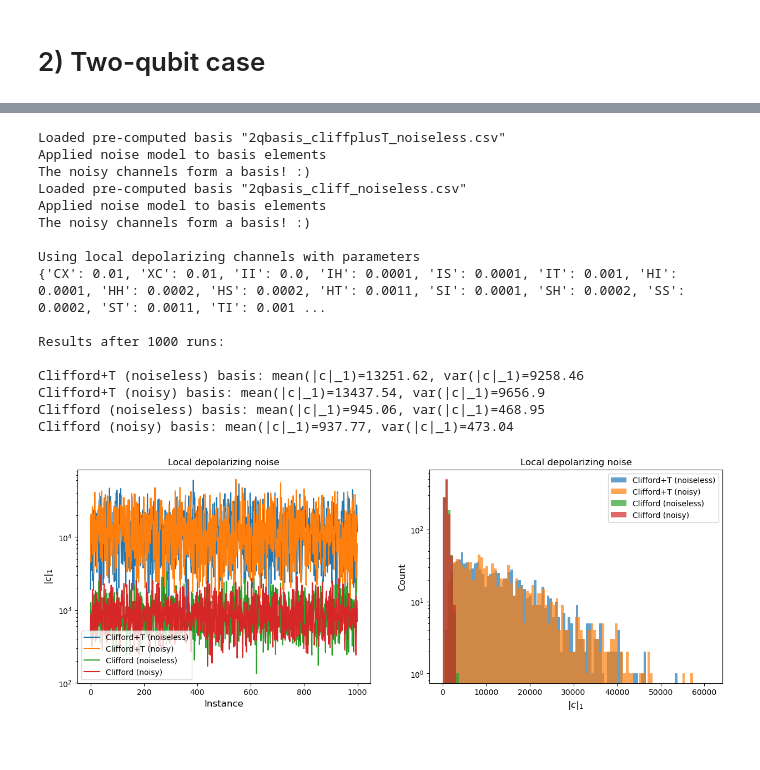
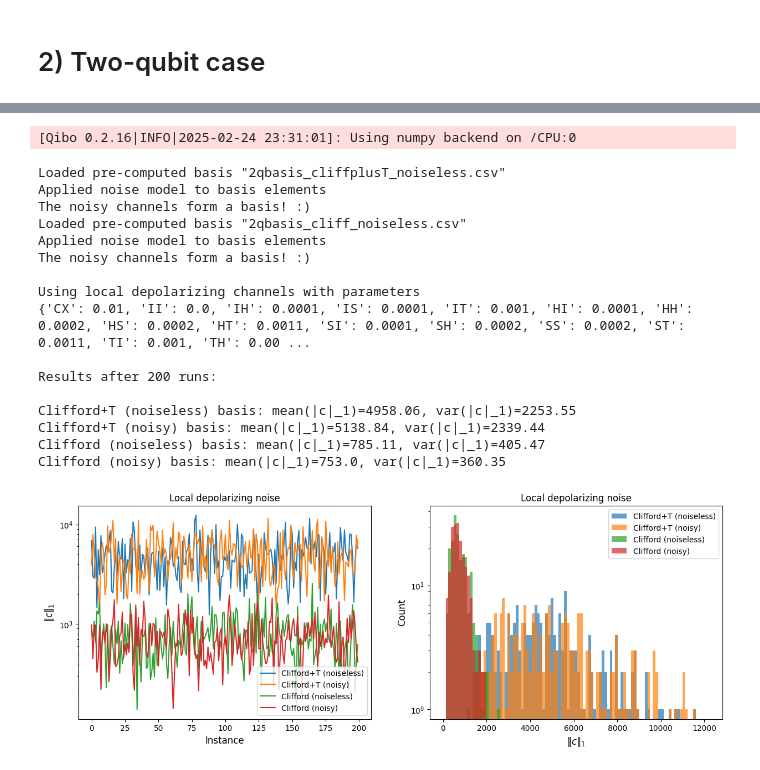
Before and after one commit to allandavidcony/CIPEC, a Jupyter notebook: noisy_basis.ipynb, the cells around one changed output, grey strips where cells are left out. Saved outputs shown, nothing was run; the diff lists cells and outputs as text; code cells hidden in the pictures.

```diff
--- a/noisy_basis.ipynb
+++ b/noisy_basis.ipynb
@@ -102,10 +102,10 @@ Applied noise model to basis elements
 The noisy channels form a basis! :)
 # %%
 n_qubits = 1
-n_samples = 1000
+n_samples = 200
 
 # comparing the negativity of different bases
-params_basic = {'I':0., 'H': 1e-4, 'S': 1e-4, 'T': 1e-3, 'CX': 1e-2, 'XC':1e-2, 'Px':1e-3, 'Py':1e-3, 'Pz':1e-3}
+params_basic = {'I':0., 'H': 1e-4, 'S': 1e-4, 'T': 1e-3, 'CX': 1e-2, 'Px':1e-3, 'Py':1e-3, 'Pz':1e-3}
 
 B_T = noiseless_basis(n_qubits,include_T=True)
 params_T = {k:np.sum([params_basic[gate] for gate in k]) for k in B_T.keys()}
@@ -198,9 +205,9 @@ KeyboardInterrupt:
 # %%
 n_qubits = 2
-n_samples = 1000
+n_samples = 200
 
 # comparing the negativity of different bases
-params_basic = {'I':0., 'H': 1e-4, 'S': 1e-4, 'T': 1e-3, 'CX': 1e-2, 'XC':1e-2, 'Px':1e-3, 'Py':1e-3, 'Pz':1e-3}
+params_basic = {'I':0., 'H': 1e-4, 'S': 1e-4, 'T': 1e-3, 'CX': 1e-2, 'Px':1e-3, 'Py':1e-3, 'Pz':1e-3}
 params_basic = params_basic_2q(params_basic)
 
 B_T = noiseless_basis(n_qubits,include_T=True)
@@ -218,47 +225,48 @@ print(f'\nResults after {n_samples} runs:\n')
 
 # run multiple times and plot
 fig, ax = plt.subplots(1,2,figsize=(15,5))
 
 legends = ['Clifford+T (noiseless)','Clifford+T (noisy)','Clifford (noiseless)','Clifford (noisy)']
 bases = [B_T,B_T_noisy,B_Cliff,B_Cliff_noisy]
 neg_max = 0 # for the histogram bins
 
 for name,B in zip(legends,bases):
     negativity = []
     for i in range(n_samples):
         U = gates.UnitaryChannel(tuple(range(n_qubits)),[(1.,qi.random_unitary(2**n_qubits,'haar'))]).to_choi()
         c = decomposition_coefficients(U, B)
         negativity.append(np.linalg.norm(c,1))
     print(f'{name} basis: mean(|c|_1)={np.round(np.mean(negativity),2)}, var(|c|_1)={np.round(np.sqrt(np.var(negativity)),2)}')
     neg_max = max(neg_max, np.max(negativity))
     ax[0].plot(negativity)
     ax[1].hist(negativity,bins=np.arange(0,neg_max,neg_max/100),alpha=0.7)
 
 ax[0].set_title(f'Local depolarizing noise')
 ax[0].set_xlabel('Instance',fontsize='large')
 ax[0].set_ylabel(r'$\|c\|_1$',fontsize='large')
 ax[0].set_yscale('log')
 ax[0].legend(legends)
 ax[1].set_title(f'Local depolarizing noise')
 ax[1].set_xlabel(r'$\|c\|_1$',fontsize='large')
 ax[1].set_ylabel('Count',fontsize='large')
 ax[1].set_yscale('log')
 ax[1].legend(legends);
 # %% [output]
-Loaded pre-computed basis "2qbasis_cliffplusT_noiseless.csv"
-Applied noise model to basis elements
-The noisy channels form a basis! :)
-Loaded pre-computed basis "2qbasis_cliff_noiseless.csv"
-Applied noise model to basis elements
-The noisy channels form a basis! :)
-
-Using local depolarizing channels with parameters
-{'CX': 0.01, 'XC': 0.01, 'II': 0.0, 'IH': 0.0001, 'IS': 0.0001, 'IT': 0.001, 'HI': 0.0001, 'HH': 0.0002, 'HS': 0.0002, 'HT': 0.0011, 'SI': 0.0001, 'SH': 0.0002, 'SS': 0.0002, 'ST': 0.0011, 'TI': 0.001 ...
-
-Results after 1000 runs:
-
-Clifford+T (noiseless) basis: mean(|c|_1)=13251.62, var(|c|_1)=9258.46
-Clifford+T (noisy) basis: mean(|c|_1)=13437.54, var(|c|_1)=9656.9
-Clifford (noiseless) basis: mean(|c|_1)=945.06, var(|c|_1)=468.95
-Clifford (noisy) basis: mean(|c|_1)=937.77, var(|c|_1)=473.04
+[Qibo 0.2.16|INFO|2025-02-24 23:31:01]: Using numpy backend on /CPU:0
+Loaded pre-computed basis "2qbasis_cliffplusT_noiseless.csv"
+Applied noise model to basis elements
+The noisy channels form a basis! :)
+Loaded pre-computed basis "2qbasis_cliff_noiseless.csv"
+Applied noise model to basis elements
+The noisy channels form a basis! :)
+
+Using local depolarizing channels with parameters
+{'CX': 0.01, 'II': 0.0, 'IH': 0.0001, 'IS': 0.0001, 'IT': 0.001, 'HI': 0.0001, 'HH': 0.0002, 'HS': 0.0002, 'HT': 0.0011, 'SI': 0.0001, 'SH': 0.0002, 'SS': 0.0002, 'ST': 0.0011, 'TI': 0.001, 'TH': 0.00 ...
+
+Results after 200 runs:
+
+Clifford+T (noiseless) basis: mean(|c|_1)=4958.06, var(|c|_1)=2253.55
+Clifford+T (noisy) basis: mean(|c|_1)=5138.84, var(|c|_1)=2339.44
+Clifford (noiseless) basis: mean(|c|_1)=785.11, var(|c|_1)=405.47
+Clifford (noisy) basis: mean(|c|_1)=753.0, var(|c|_1)=360.35
-[figure, old version]
+[figure, new version]
```
Also changed, not shown: parts of 6 cells of this notebook, 4 other files.
